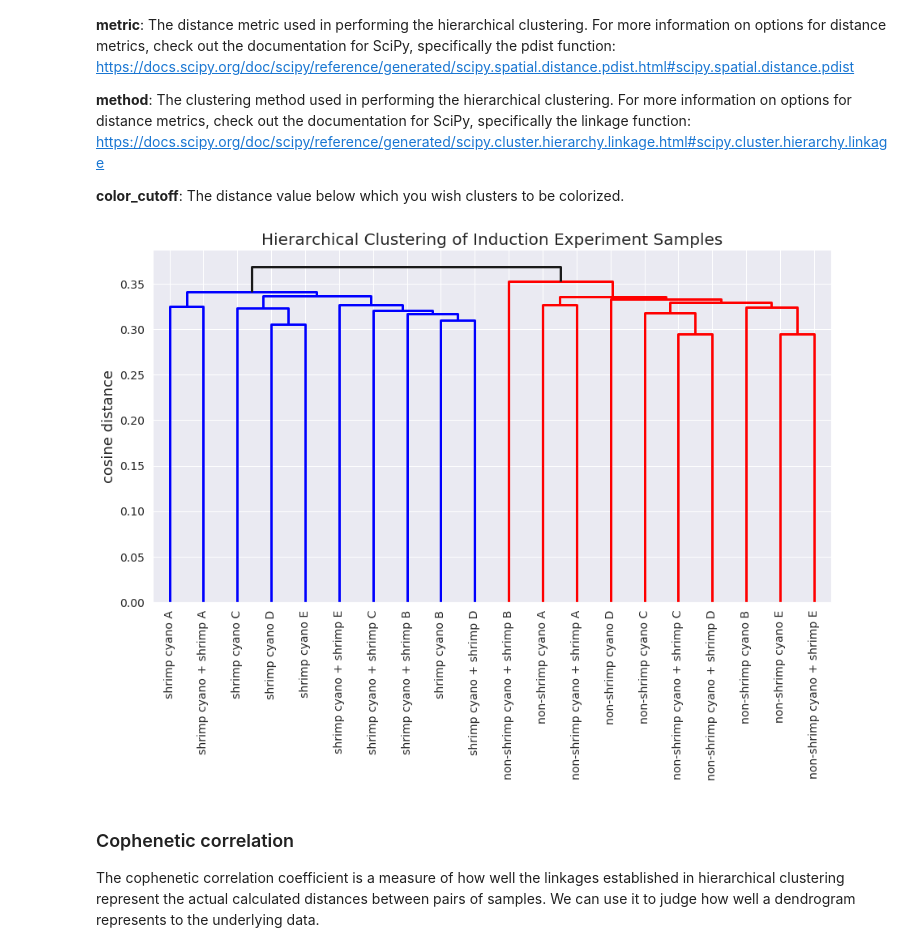
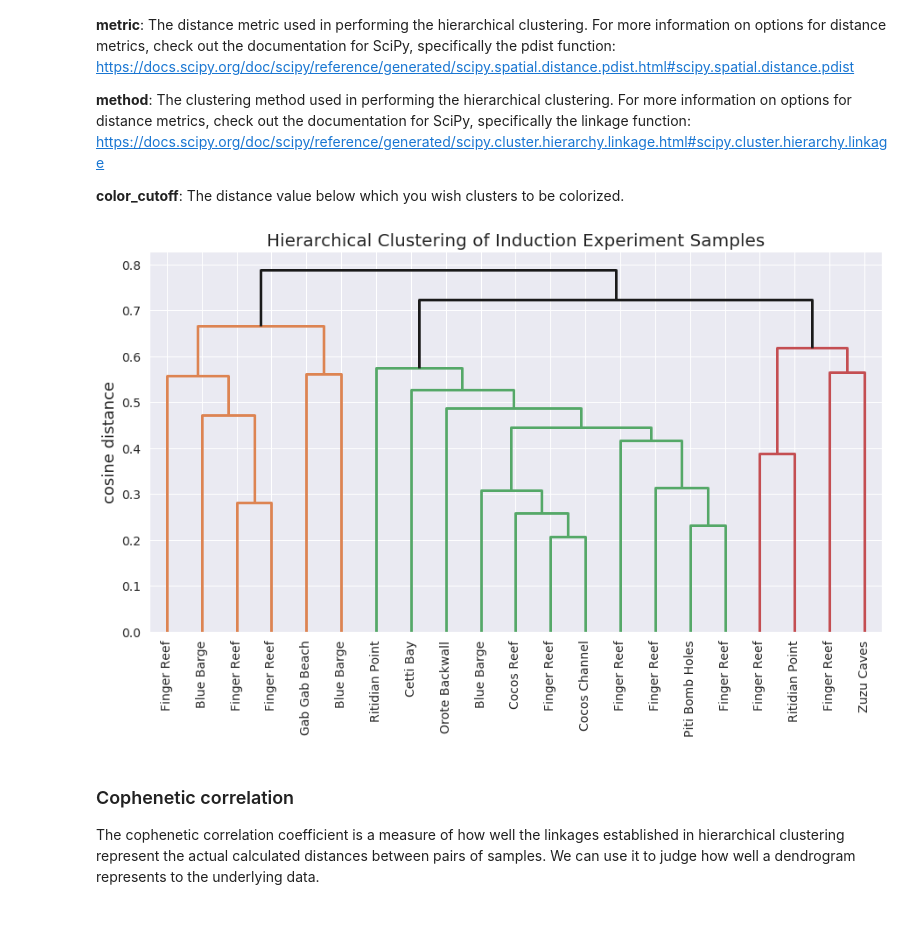
Before and after one commit to c-leber/ORCA, a Jupyter notebook: ORCA.ipynb, the cells around one changed output. Cells and saved outputs as stored; diff of their text form; code cells hidden in the pictures; blank space fills up the shorter version.

```diff
--- a/ORCA.ipynb
+++ b/ORCA.ipynb
@@ -1044,37 +1060,37 @@ Here are the variables that must be set:
 **color_cutoff**: The distance value below which you wish clusters to be colorized.
 # %%
 title = 'Hierarchical Clustering of Induction Experiment Samples'
-sample_labels = 'name'
-ref_for_labels = 'filename_path' #should be the column whose contents exactly match the sample names in df_transformed
+sample_labels = 'ATTRIBUTE_collection_site'
+ref_for_labels = 'filename' #should be the column whose contents exactly match the sample names in df_transformed
 metric = 'cosine'
 method = 'average'
-color_cutoff = 0.36
-dataframe = df_transformed #usually df_transformed
+color_cutoff = 0.71
+dataframe = limited #usually df_transformed
 
 #######################################################################################################################
 
 dict_labels = pd.Series(md[sample_labels].values, index=md[ref_for_labels]).to_dict()
 samplenames = [dict_labels[n] for n in dataframe]
 
 #Clustering linkages followed by dendrogram construction
 matplotlib.rcParams['lines.linewidth'] = 3
 hc = linkage(dataframe.T, method, metric = metric)
 plt.figure(figsize=(15,8))
 plt.title(title, fontsize=20)
 plt.ylabel(metric + ' distance', fontsize=18)
 plt.yticks(fontsize=14)
 dendrogram(
     hc,
     color_threshold=color_cutoff,
     above_threshold_color='k',
     leaf_rotation=90,
     leaf_font_size=14,
     labels = samplenames
 )
-set_link_color_palette(['blue', 'red'])
+#set_link_color_palette(['blue', 'red'])
 plt.show()
 # %% [output]
-[figure, old version]
+[figure, new version]
 # %% [markdown]
 ### Cophenetic correlation
 The cophenetic correlation coefficient is a measure of how well the linkages established in hierarchical clustering represent the actual calculated distances between pairs of samples. We can use it to judge how well a dendrogram represents to the underlying data.
```
Also changed, not shown: parts of 8 cells of this notebook.
